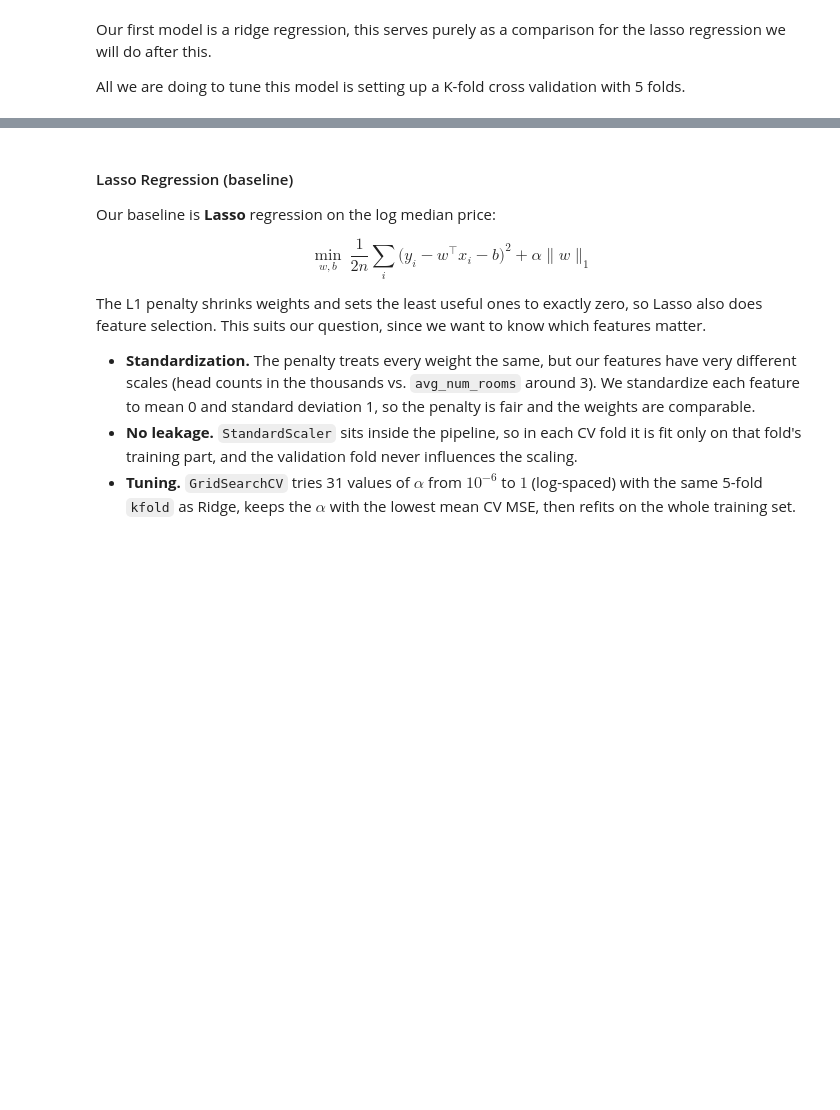
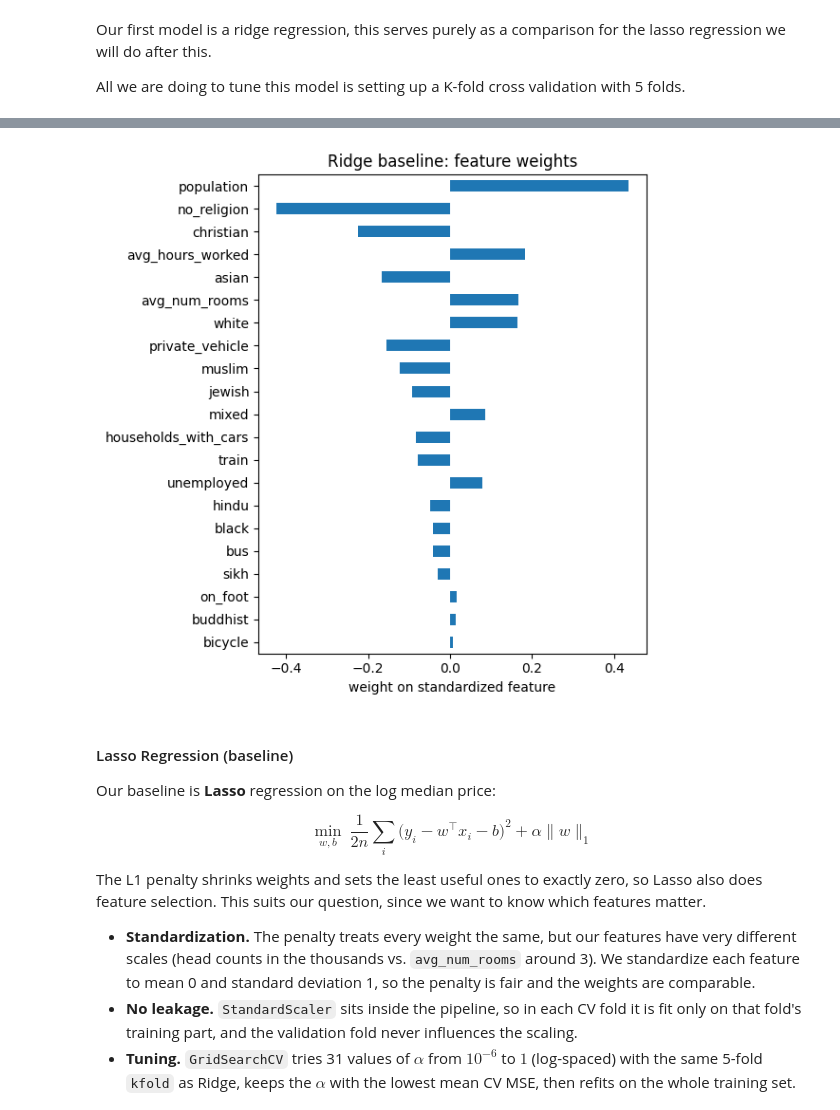
Before and after one commit to ArshSiddiqui/demographic-features-london-col, a Jupyter notebook: housing_cost_analysis.ipynb, the cells around one changed output, grey strips where cells are left out. Saved outputs shown, nothing was run; the diff lists cells and outputs as text; code cells hidden in the pictures; blank space fills up the shorter version.

```diff
--- a/housing_cost_analysis.ipynb
+++ b/housing_cost_analysis.ipynb
@@ -303,3 +310,11 @@ pd.DataFrame({
+# %%
+coefs = pd.Series(ridge.best_estimator_[-1].coef_, index=X_test.columns).sort_values(key=abs)
+coefs.plot.barh(figsize=(6, 6), xlabel="weight on standardized feature",
+                title="Ridge baseline: feature weights")
+plt.tight_layout()
+plt.savefig("ridge.png", dpi=150)
+# %% [output]
+[figure, added]
 # %% [markdown]
 #### Lasso Regression (baseline)
 
```
Also changed, not shown: parts of 15 cells of this notebook.
